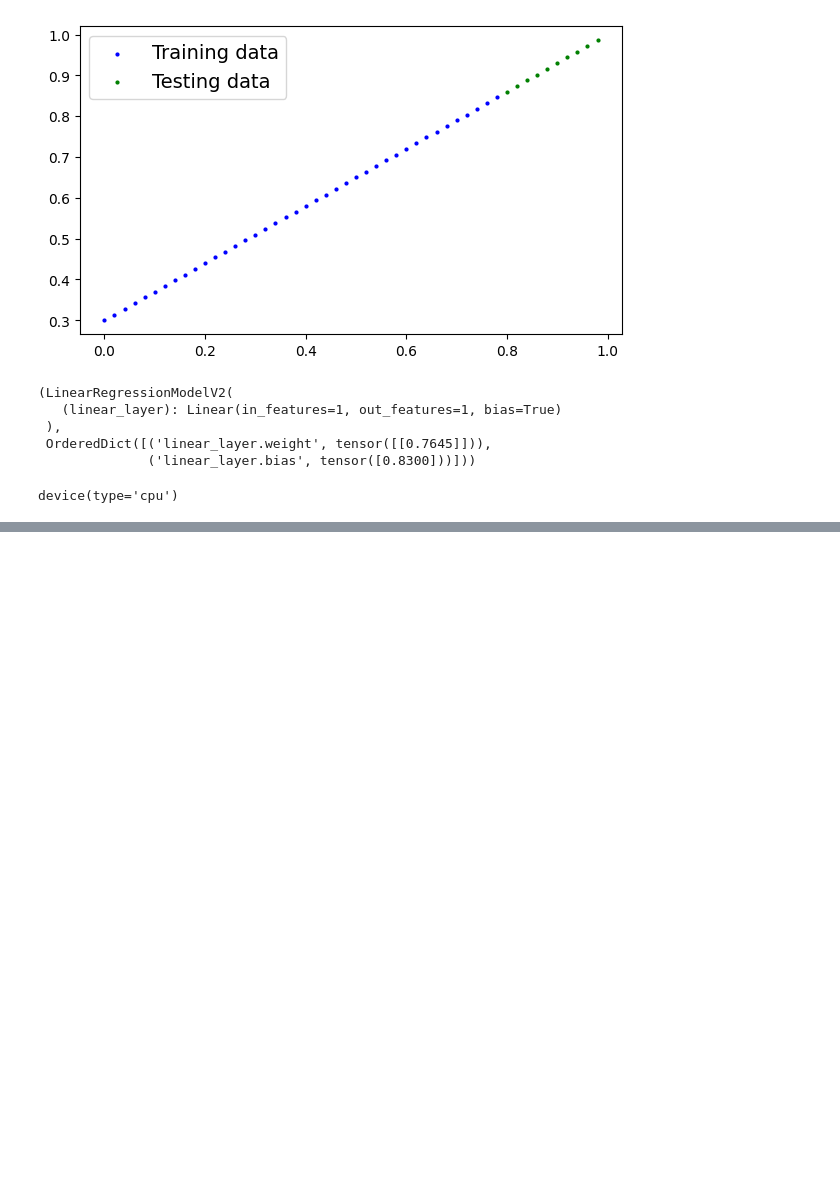
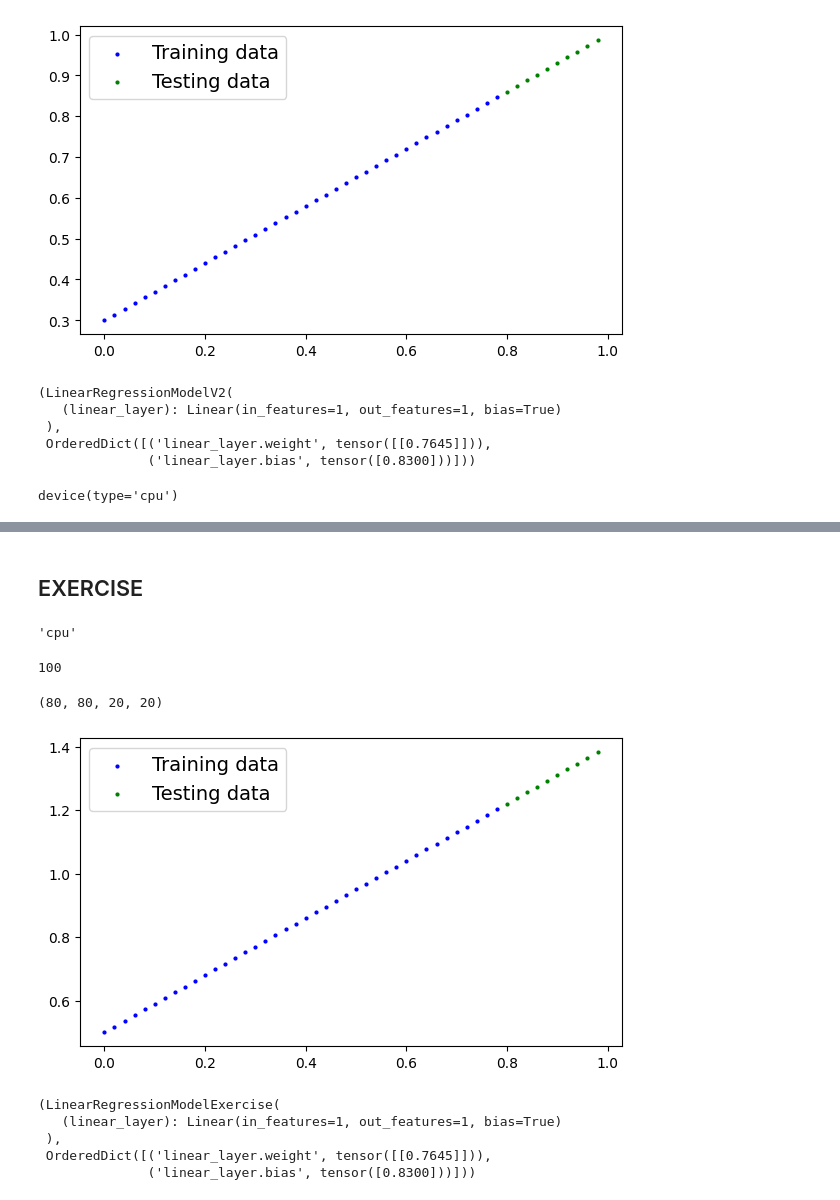
Before and after one commit to krinapatel1211/Pytorch_Tutorial, a Jupyter notebook: pytorch_workflows.ipynb, the cells around one changed output, grey strips where cells are left out. Saved outputs shown, nothing was run; the diff lists cells and outputs as text; code cells hidden in the pictures; blank space fills up the shorter version.

```diff
--- a/pytorch_workflows.ipynb
+++ b/pytorch_workflows.ipynb
@@ -480,0 +481,11 @@ OrderedDict([('linear_layer.weight', tensor([[0.6999]])),
+# %% [markdown]
+## EXERCISE
+# %%
+import torch
+from torch import nn
+
+
+device = "cuda" if torch.cuda.is_available() else "cpu"
+device
+# %% [output]
+'cpu'
@@ -480,0 +498,41 @@ OrderedDict([('linear_layer.weight', tensor([[0.6999]])),
+# %%
+weight = 0.3
+bias = 0.9
+
+y = weight * X + bias
+len(y)
+# %% [output]
+100
+# %%
+split = int(0.8*len(X))
+
+X_train, y_train = X[:split], y[:split]
+X_test, y_test = X[split:], y[split:]
+
+len(X_train), len(y_train), len(X_test), len(y_test)
+# %% [output]
+(80, 80, 20, 20)
+# %%
+plot_predictions()
+# %% [output]
+[figure, added]
+# %%
+class LinearRegressionModelExercise(nn.Module):
+    def __init__(self):
+        super().__init__()
+        self.linear_layer = nn.Linear(in_features=1,
+                                      out_features=1)
+
+    def forward(self, x: torch.Tensor) -> torch.Tensor:
+        return self.linear_layer(x)
+
+
+torch.manual_seed(42)
+model_e = LinearRegressionModelExercise()
+model_e, model_e.state_dict()
+# %% [output]
+(LinearRegressionModelExercise(
+   (linear_layer): Linear(in_features=1, out_features=1, bias=True)
+ ),
+ OrderedDict([('linear_layer.weight', tensor([[0.7645]])),
+              ('linear_layer.bias', tensor([0.8300]))]))
```
Also changed, not shown: parts of 17 cells of this notebook.
